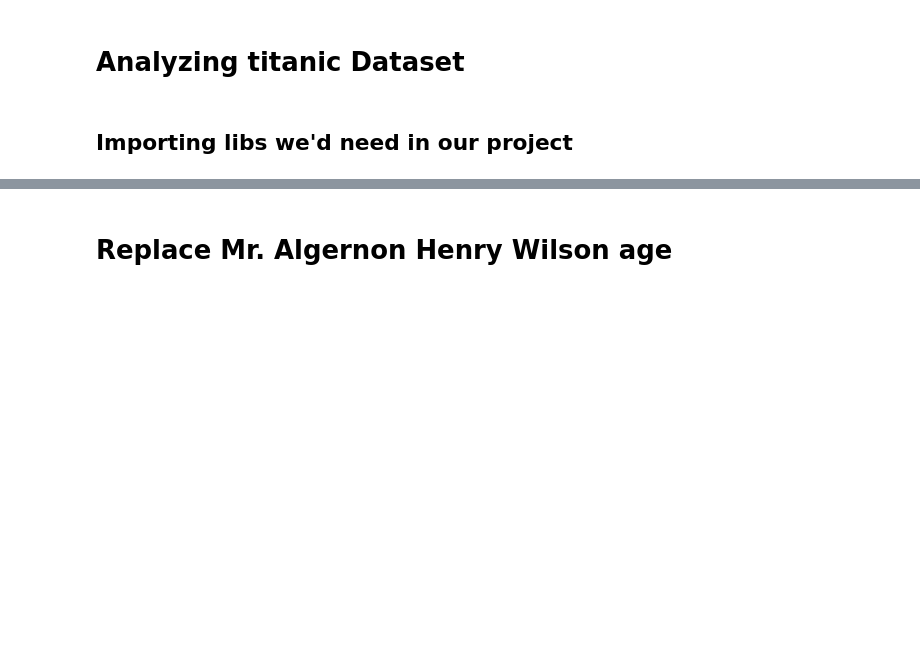
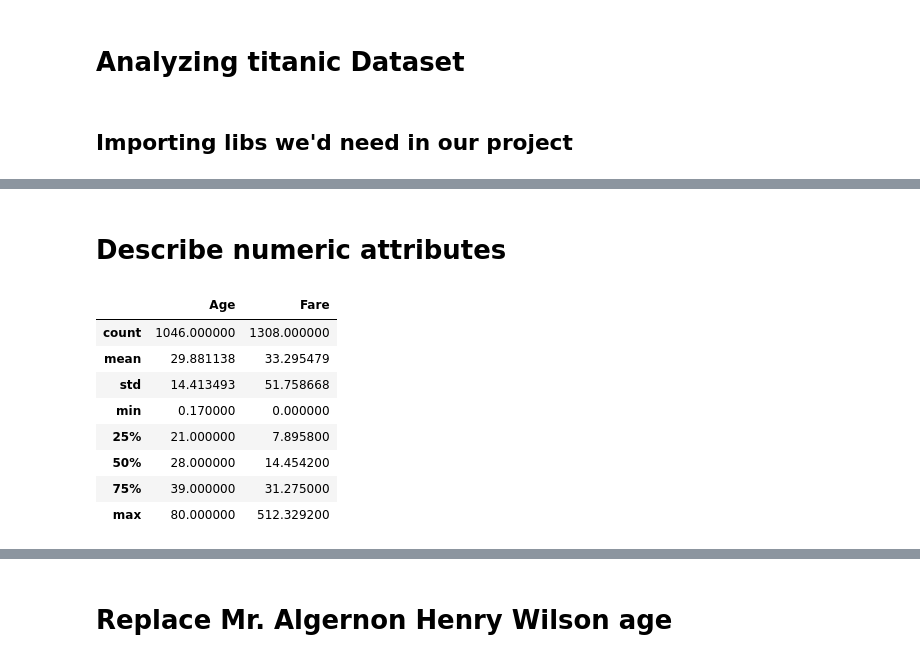
Before and after one commit to u2-de-students-lab/titanic_exploration, a Jupyter notebook: oleggerasinovich/Titanic.ipynb, the cells around one changed output, grey strips where cells are left out. Drawn from its saved outputs; the diff is of its cells as text; code cells hidden in the pictures; blank space fills up the shorter version.

```diff
--- a/oleggerasinovich/Titanic.ipynb
+++ b/oleggerasinovich/Titanic.ipynb
@@ -20 +35,15 @@ titanic
+# %% [markdown]
+# Describe numeric attributes
+# %%
+titanic[['Age', 'Fare']].describe()
+# %% [output]
+|  | Age | Fare |
+| count | 1046.000000 | 1308.000000 |
+| mean | 29.881138 | 33.295479 |
+| std | 14.413493 | 51.758668 |
+| min | 0.170000 | 0.000000 |
+| 25% | 21.000000 | 7.895800 |
+| 50% | 28.000000 | 14.454200 |
+| 75% | 39.000000 | 31.275000 |
+| max | 80.000000 | 512.329200 |
 # %% [markdown]
```
Also changed, not shown: parts of 19 cells of this notebook.
